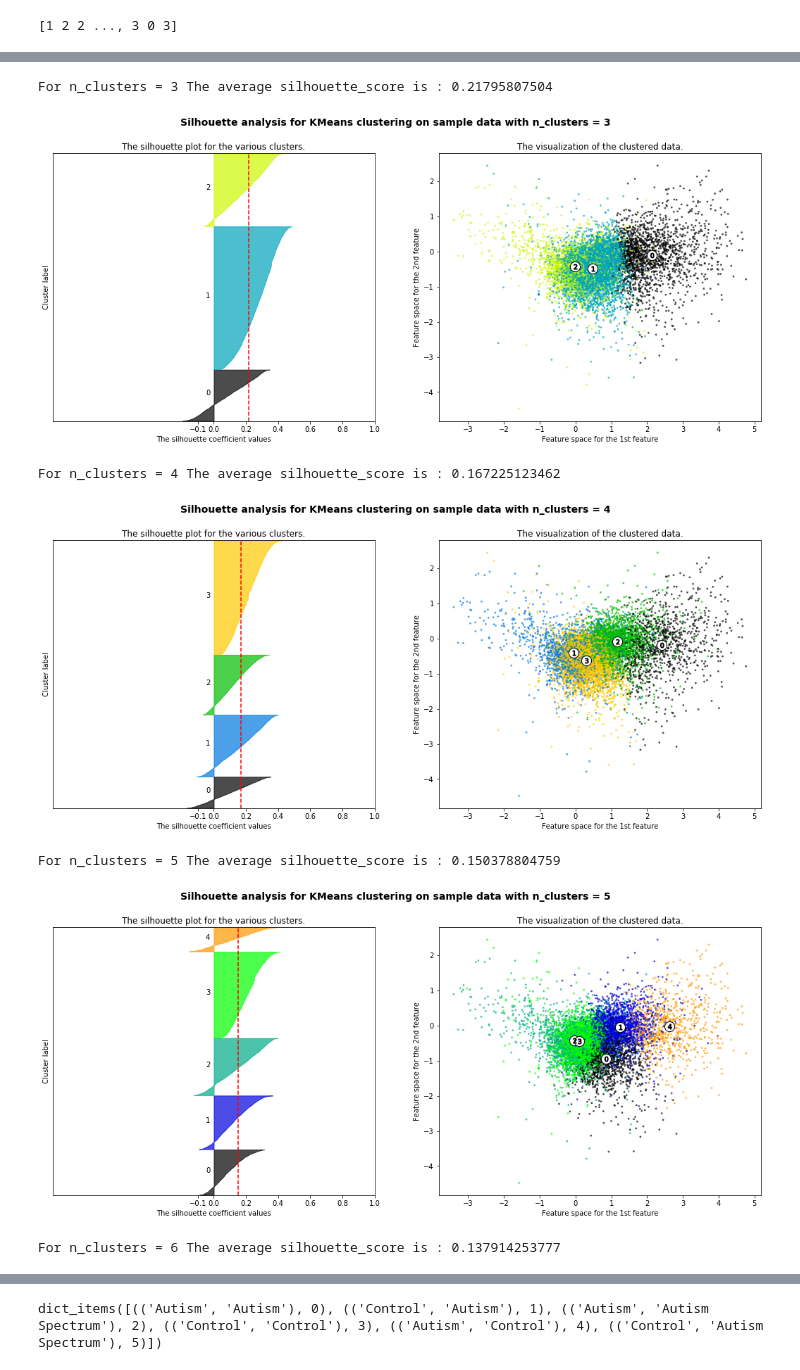
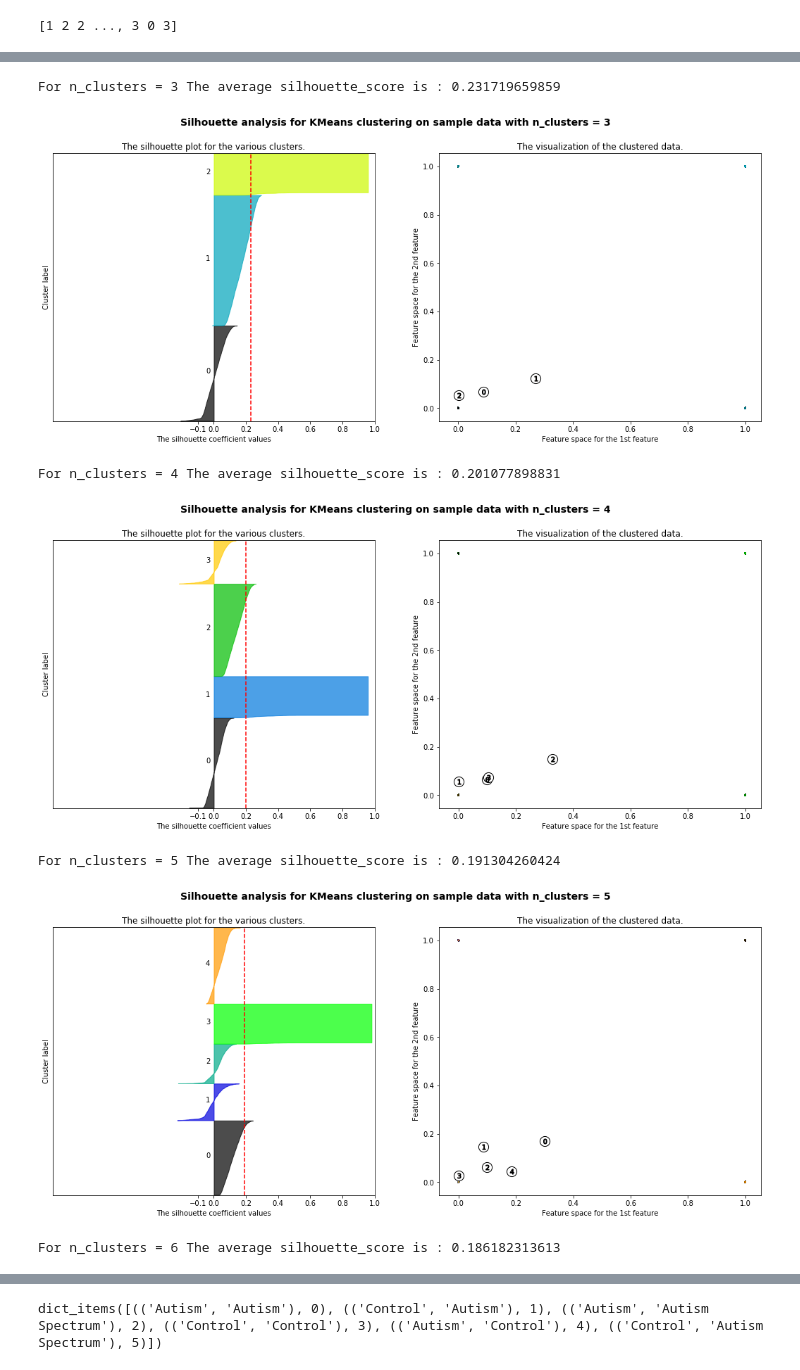
Before and after one commit to walllab/PhenotypeGLRM, a Jupyter notebook: analysis/Evaluate-Clusters.ipynb, the cells around one changed output, grey strips where cells are left out. Cells and saved outputs as stored; diff of their text form; code cells hidden in the pictures.

```diff
--- a/analysis/Evaluate-Clusters.ipynb
+++ b/analysis/Evaluate-Clusters.ipynb
@@ -260,7 +271,12 @@ for i in range(k):
                 D[i, i] += missing_value_distance(data[x, :], Y[i, :])
             D[i, i] = D[i, i]/len(indexes)
 
-cay = plt.matshow(D)
-plt.colorbar(cay)
+fig = plt.figure()
+ax = fig.add_subplot(111)
+cay = ax.matshow(D)
+fig.colorbar(cay)
+
+ax.set_xticklabels(['']+['Cluster %d'%(i+1) for i in range(k)])
+ax.set_yticklabels(['']+['Cluster %d'%(i+1) for i in range(k)])
 plt.show()
 # %% [output]
@@ -312,20 +350,0 @@ for key in ['ADIR:communication', 'ADOS:communication',
-# %%
-plt.figure(figsize=(8*k, 5))
-boxplot_data = [[x for x in age if x is not None]]
-for i in range(k):
-    plt.subplot(1, k+1, i+2)
-    indexes = [j for j in range(m) if age[j] is not None and age[j] < 300 and X[i, j] > 0 and X[i, j] < 1]
-    ages = [age[j] for j in indexes]
-    cay = plt.hexbin(X[i, indexes], ages, gridsize=10)
-    plt.colorbar(cay)
-    plt.title('Partial Cluster %d Membership vs Age' % (i+1))
-
-
-    boxplot_data.append([age[j] for j in range(m) if X[i, j] > .9 and age[j] is not None])
-
-plt.subplot(1, k+1, 1)
-#print([len(x) for x in boxplot_data])
-plt.boxplot(boxplot_data)
-plt.title('%s Score for Individuals\n Belonging Only to One Cluster' % key)
-plt.tight_layout()
-plt.show()
@@ -408,10 +425,13 @@ from sklearn.metrics import silhouette_samples, silhouette_score
 import matplotlib.pyplot as plt
 import matplotlib.cm as cm
 import numpy as np
+import random
 
 print(__doc__)
 
 range_n_clusters = [2, 3, 4, 5, 6, 7, 8]
+Z_subsample = Z
+print(Z_subsample.shape)
 
 for n_clusters in range_n_clusters:
     # Create a subplot with 1 row and 2 columns
@@ -424,22 +444,22 @@ for n_clusters in range_n_clusters:
     ax1.set_xlim([-1, 1])
     # The (n_clusters+1)*10 is for inserting blank space between silhouette
     # plots of individual clusters, to demarcate them clearly.
-    ax1.set_ylim([0, len(X) + (n_clusters + 1) * 10])
+    ax1.set_ylim([0, len(Z_subsample) + (n_clusters + 1) * 10])
 
     # Initialize the clusterer with n_clusters value and a random generator
     # seed of 10 for reproducibility.
     clusterer = KMeans(n_clusters=n_clusters, random_state=10)
-    cluster_labels = clusterer.fit_predict(X)
+    cluster_labels = clusterer.fit_predict(Z_subsample)
 
     # The silhouette_score gives the average value for all the samples.
     # This gives a perspective into the density and separation of the formed
     # clusters
-    silhouette_avg = silhouette_score(X, cluster_labels)
+    silhouette_avg = silhouette_score(Z_subsample, cluster_labels)
     print("For n_clusters =", n_clusters,
           "The average silhouette_score is :", silhouette_avg)
 
     # Compute the silhouette scores for each sample
-    sample_silhouette_values = silhouette_samples(X, cluster_labels)
+    sample_silhouette_values = silhouette_samples(Z_subsample, cluster_labels)
 
     y_lower = 10
     for i in range(n_clusters):
@@ -476,7 +496,7 @@ for n_clusters in range_n_clusters:
 
     # 2nd Plot showing the actual clusters formed
     colors = cm.spectral(cluster_labels.astype(float) / n_clusters)
-    ax2.scatter(X[:, 0], X[:, 1], marker='.', s=30, lw=0, alpha=0.7,
+    ax2.scatter(Z_subsample[:, 0], Z_subsample[:, 1], marker='.', s=30, lw=0, alpha=0.7,
                 c=colors, edgecolor='k')
 
     # Labeling the clusters
@@ -505,7 +526,7 @@ For n_clusters = 2 The average silhouette_score is : 0.201464754842
-For n_clusters = 3 The average silhouette_score is : 0.21795807504
+For n_clusters = 3 The average silhouette_score is : 0.231719659859
-[figure, old version]
+[figure, new version]
-For n_clusters = 4 The average silhouette_score is : 0.167225123462
+For n_clusters = 4 The average silhouette_score is : 0.201077898831
-[figure, old version]
+[figure, new version]
-For n_clusters = 5 The average silhouette_score is : 0.150378804759
+For n_clusters = 5 The average silhouette_score is : 0.191304260424
-[figure, old version]
+[figure, new version]
-For n_clusters = 6 The average silhouette_score is : 0.137914253777
+For n_clusters = 6 The average silhouette_score is : 0.186182313613
```
Also changed, not shown: parts of 13 cells of this notebook, 7 other files.
